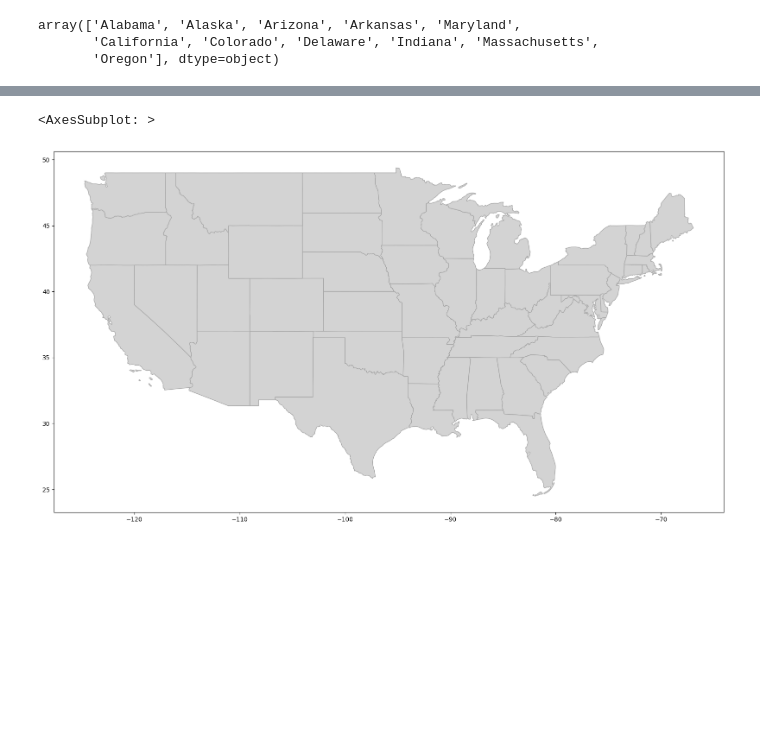
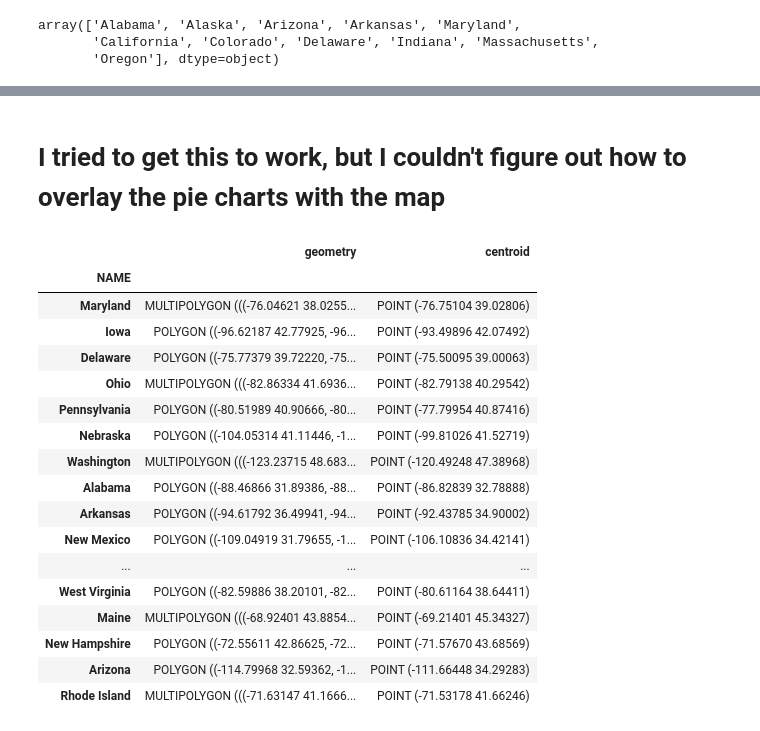
Before and after one commit to caleb-lindgren/monkeypox, a Jupyter notebook: gisaid/Figure_2.ipynb, the cells around one changed output, grey strips where cells are left out. Saved outputs shown, nothing was run; the diff lists cells and outputs as text; code cells hidden in the pictures; blank space fills up the shorter version.

```diff
--- a/gisaid/Figure_2.ipynb
+++ b/gisaid/Figure_2.ipynb
@@ -49,9 +77,34 @@ for state, (labels, counts) in grouped_states.iterrows():
+# %% [markdown]
+# I tried to get this to work, but I couldn't figure out how to overlay the pie charts with the map
 # %%
 # Load data, select relevant columns, and restrict to continental US
 shapefiles = gpd.read_file("https://www2.census.gov/geo/tiger/GENZ2018/shp/cb_2018_us_state_20m.zip")
-shapefiles = shapefiles[["GEOID", "STUSPS", "NAME", "geometry"]] #
+shapefiles = shapefiles[["NAME", "geometry"]]
 shapefiles = shapefiles[~shapefiles["NAME"].isin(["Puerto Rico", "Alaska", "Hawaii"])]
-shapefiles.plot(color="lightgrey", edgecolor="darkgrey", figsize=(20,30))
+shapefiles["centroid"] = shapefiles["geometry"].apply(lambda polygon: polygon.centroid)
+shapefiles = shapefiles.set_index("NAME")
+# shapefiles["centroid"].apply(lambda point: point, result_type="expand")
+shapefiles
+
+# shapefiles
+# dir(shapefiles["centroid"][0])
+# shapefiles["centroid"][0].coords
 # %% [output]
-<AxesSubplot: >
-[figure, removed]
+|  | geometry | centroid |
+| NAME |  |  |
+| Maryland | MULTIPOLYGON (((-76.04621 38.0255... | POINT (-76.75104 39.02806) |
+| Iowa | POLYGON ((-96.62187 42.77925, -96... | POINT (-93.49896 42.07492) |
+| Delaware | POLYGON ((-75.77379 39.72220, -75... | POINT (-75.50095 39.00063) |
+| Ohio | MULTIPOLYGON (((-82.86334 41.6936... | POINT (-82.79138 40.29542) |
+| Pennsylvania | POLYGON ((-80.51989 40.90666, -80... | POINT (-77.79954 40.87416) |
+| Nebraska | POLYGON ((-104.05314 41.11446, -1... | POINT (-99.81026 41.52719) |
+| Washington | MULTIPOLYGON (((-123.23715 48.683... | POINT (-120.49248 47.38968) |
+| Alabama | POLYGON ((-88.46866 31.89386, -88... | POINT (-86.82839 32.78888) |
+| Arkansas | POLYGON ((-94.61792 36.49941, -94... | POINT (-92.43785 34.90002) |
+| New Mexico | POLYGON ((-109.04919 31.79655, -1... | POINT (-106.10836 34.42141) |
+| ... | ... | ... |
+| West Virginia | POLYGON ((-82.59886 38.20101, -82... | POINT (-80.61164 38.64411) |
+| Maine | MULTIPOLYGON (((-68.92401 43.8854... | POINT (-69.21401 45.34327) |
+| New Hampshire | POLYGON ((-72.55611 42.86625, -72... | POINT (-71.57670 43.68569) |
+| Arizona | POLYGON ((-114.79968 32.59362, -1... | POINT (-111.66448 34.29283) |
+| Rhode Island | MULTIPOLYGON (((-71.63147 41.1666... | POINT (-71.53178 41.66246) |
```
Also changed, not shown: parts of 6 cells of this notebook, 1 other file.
